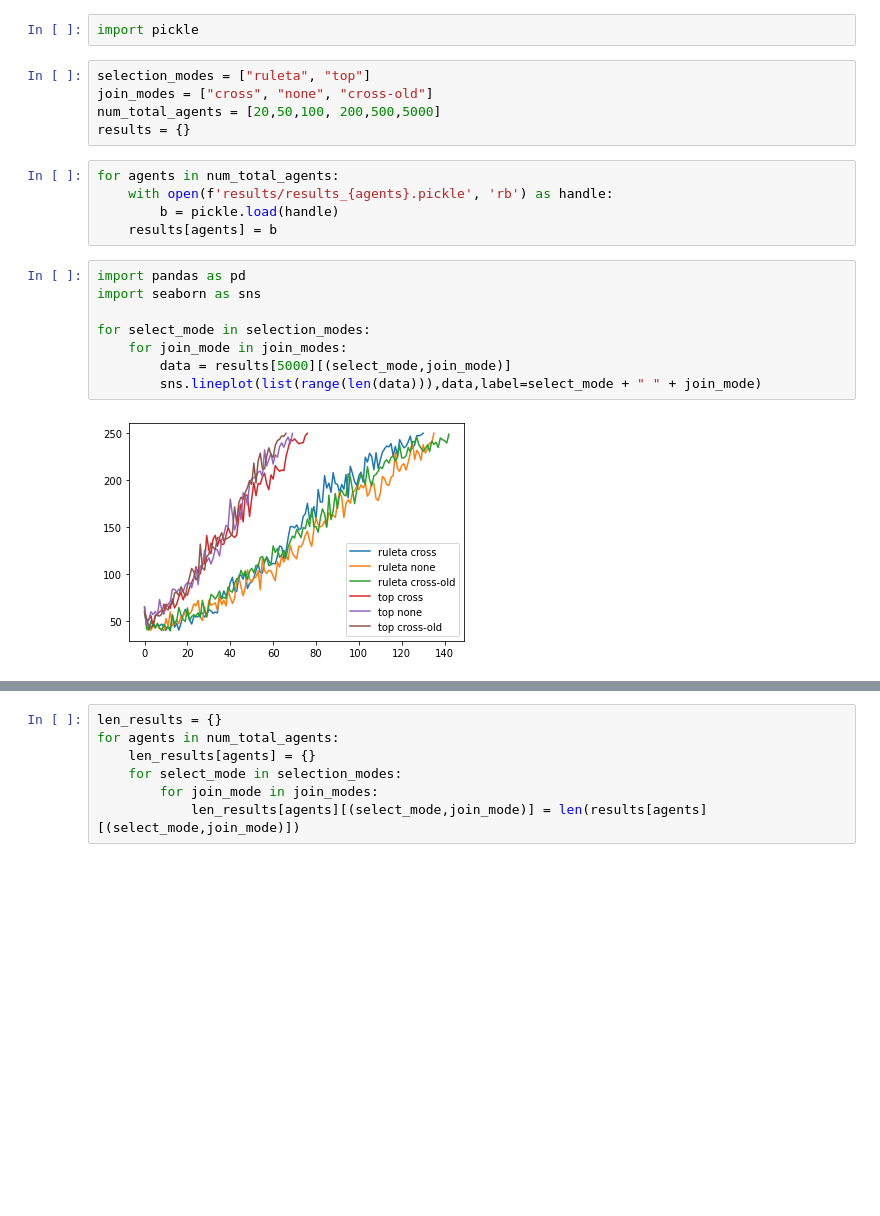
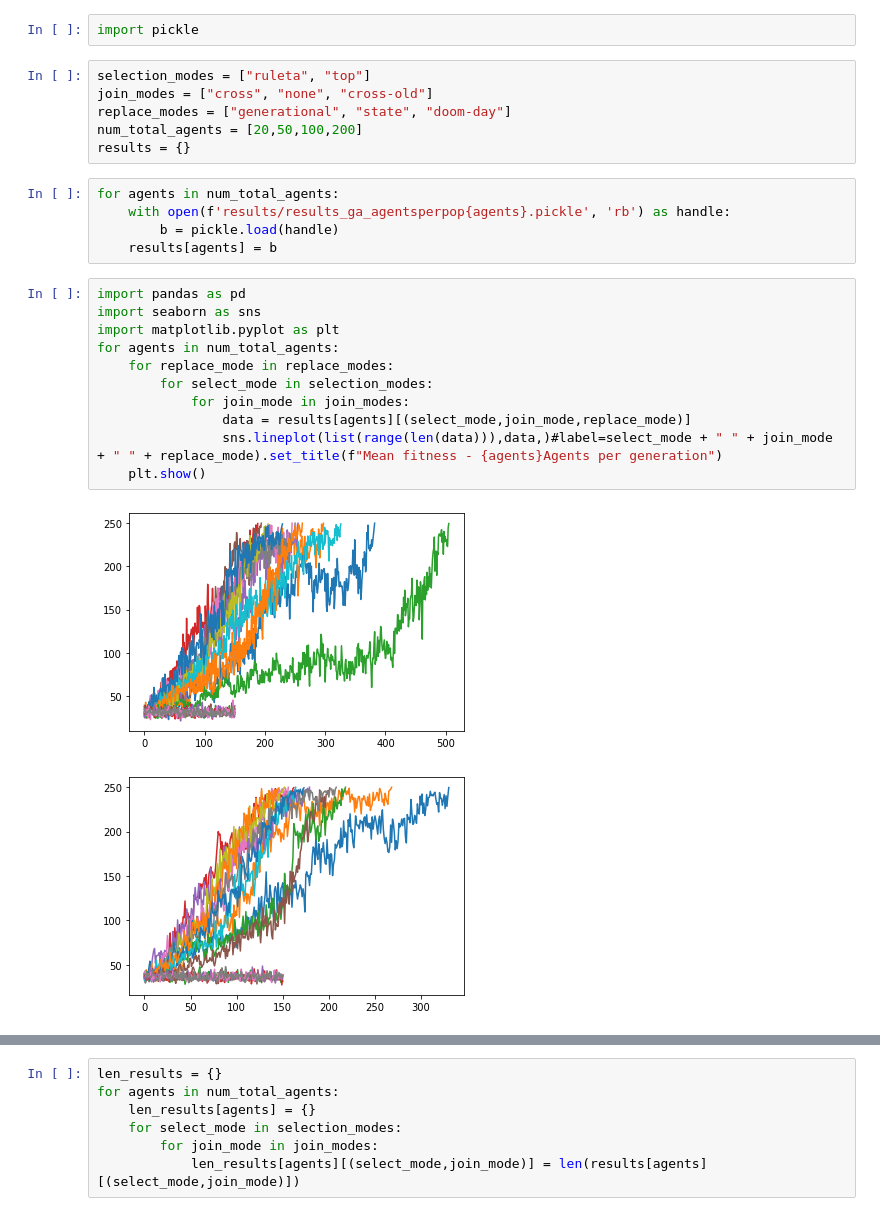
Before and after one commit to jiwidi/MIARFID, a Jupyter notebook: TIA/lab_ga/Inspect_results.ipynb, the cells around one changed output, grey strips where cells are left out. Saved outputs shown, nothing was run; the diff lists cells and outputs as text; blank space fills up the shorter version.

Commit message:
Update pickles

```diff
--- a/TIA/lab_ga/Inspect_results.ipynb
+++ b/TIA/lab_ga/Inspect_results.ipynb
@@ -3,20 +3,25 @@ import pickle
 # %%
 selection_modes = ["ruleta", "top"]
 join_modes = ["cross", "none", "cross-old"]
-num_total_agents = [20,50,100, 200,500,5000]
+replace_modes = ["generational", "state", "doom-day"]
+num_total_agents = [20,50,100,200]
 results = {}
 # %%
 for agents in num_total_agents:
-    with open(f'results/results_{agents}.pickle', 'rb') as handle:
+    with open(f'results/results_ga_agentsperpop{agents}.pickle', 'rb') as handle:
         b = pickle.load(handle)
     results[agents] = b
 # %%
 import pandas as pd
 import seaborn as sns
-
-for select_mode in selection_modes:
-    for join_mode in join_modes:
-        data = results[5000][(select_mode,join_mode)]
-        sns.lineplot(list(range(len(data))),data,label=select_mode + " " + join_mode)
+import matplotlib.pyplot as plt
+for agents in num_total_agents:
+    for replace_mode in replace_modes:
+        for select_mode in selection_modes:
+            for join_mode in join_modes:
+                data = results[agents][(select_mode,join_mode,replace_mode)]
+                sns.lineplot(list(range(len(data))),data,)#label=select_mode + " " + join_mode + " " + replace_mode).set_title(f"Mean fitness - {agents}Agents per generation")
+    plt.show()
 # %% [output]
-[figure, old version]
+[figure, new version]
+[figure, added]
```
Also changed, not shown: parts of 2 cells of this notebook, 9 other files.
